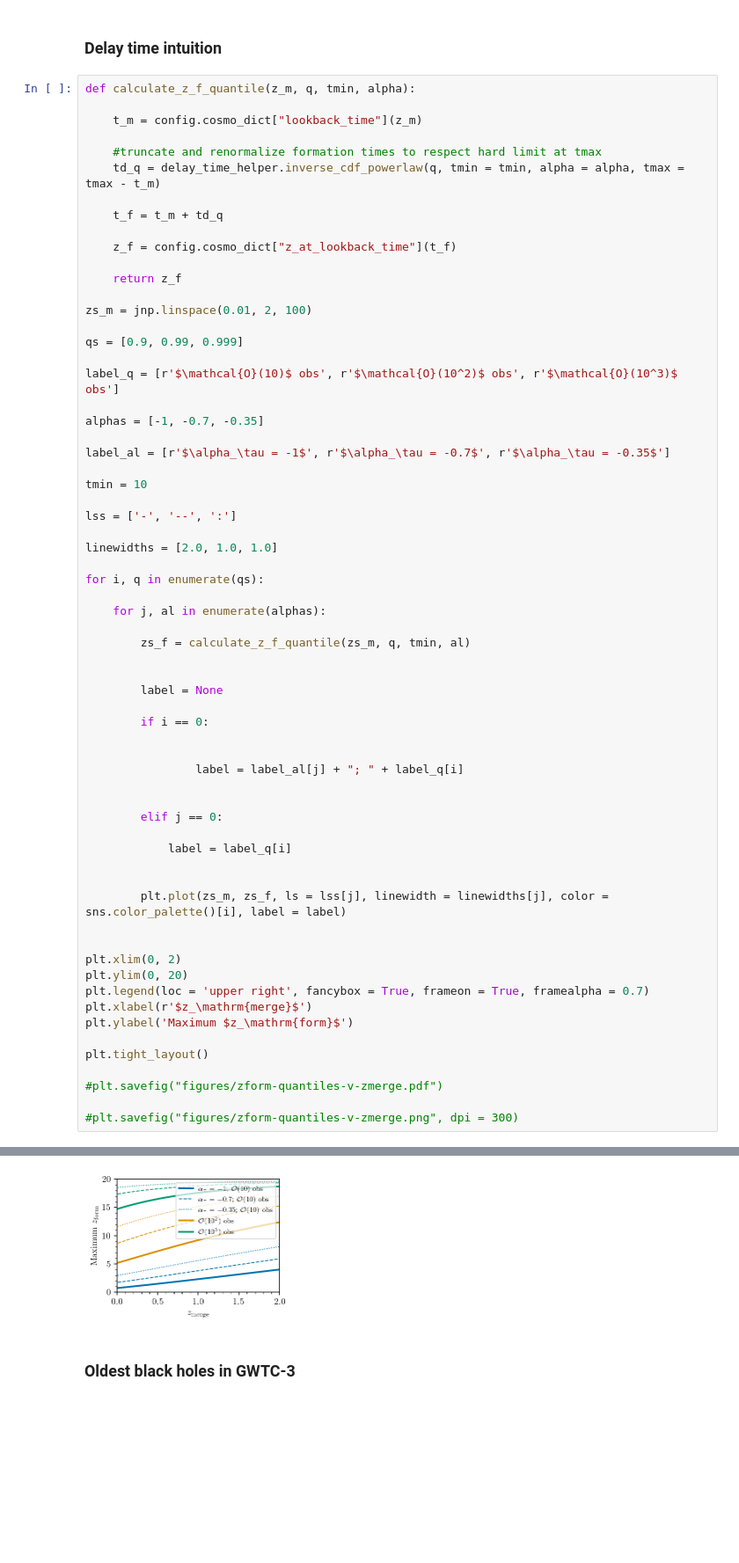
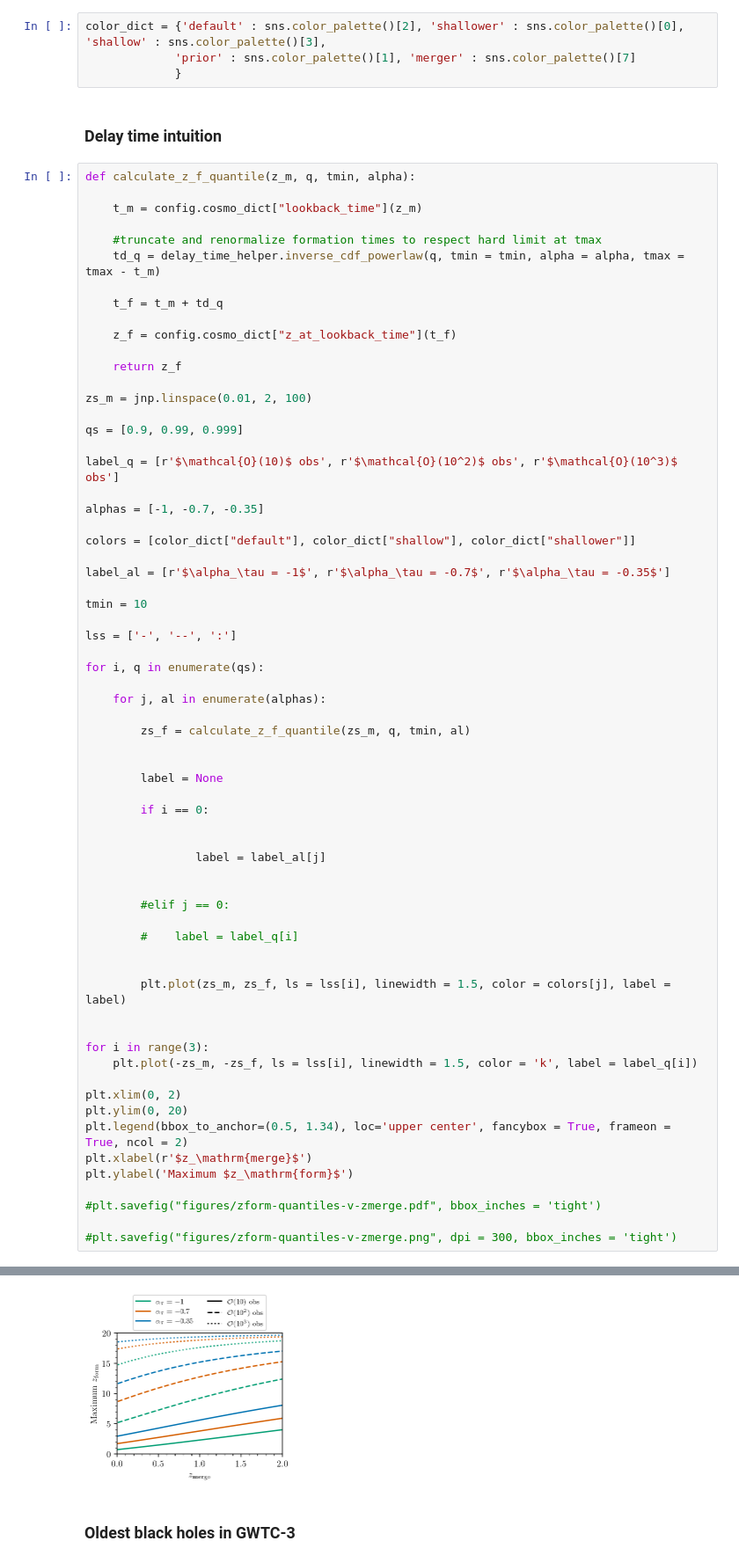
Before and after one commit to mfishbach/oldest-black-holes, a Jupyter notebook: OldestBlackHoles_Paper_Plots.ipynb, the cells around one changed output, grey strips where cells are left out. Shown: that part at 88% size. Saved outputs shown, nothing was run; the diff lists cells and outputs as text; blank space fills up the shorter version.

```diff
--- a/OldestBlackHoles_Paper_Plots.ipynb
+++ b/OldestBlackHoles_Paper_Plots.ipynb
@@ -28,6 +28,10 @@ print(tmax/1e3)
 13.619099
 # %%
 seed = 1148
+# %%
+color_dict = {'default' : sns.color_palette()[2], 'shallower' : sns.color_palette()[0], 'shallow' : sns.color_palette()[3],
+             'prior' : sns.color_palette()[1], 'merger' : sns.color_palette()[7]
+             }
 # %% [markdown]
 ### Delay time intuition
 # %%
@@ -52,13 +56,13 @@ label_q = [r'$\mathcal{O}(10)$ obs', r'$\mathcal{O}(10^2)$ obs', r'$\mathcal{O}(
 
 alphas = [-1, -0.7, -0.35]
 
+colors = [color_dict["default"], color_dict["shallow"], color_dict["shallower"]]
+
 label_al = [r'$\alpha_\tau = -1$', r'$\alpha_\tau = -0.7$', r'$\alpha_\tau = -0.35$']
 
 tmin = 10
 
 lss = ['-', '--', ':']
-
-linewidths = [2.0, 1.0, 1.0]
 
 for i, q in enumerate(qs):
 
@@ -72,26 +76,27 @@ for i, q in enumerate(qs):
         if i == 0:
 
 
-                label = label_al[j] + "; " + label_q[i]
+                label = label_al[j]
 
 
-        elif j == 0:
+        #elif j == 0:
 
-            label = label_q[i]
+        #    label = label_q[i]
 
 
-        plt.plot(zs_m, zs_f, ls = lss[j], linewidth = linewidths[j], color = sns.color_palette()[i], label = label)
+        plt.plot(zs_m, zs_f, ls = lss[i], linewidth = 1.5, color = colors[j], label = label)
 
+
+for i in range(3):
+    plt.plot(-zs_m, -zs_f, ls = lss[i], linewidth = 1.5, color = 'k', label = label_q[i])
 
 plt.xlim(0, 2)
 plt.ylim(0, 20)
-plt.legend(loc = 'upper right', fancybox = True, frameon = True, framealpha = 0.7)
+plt.legend(bbox_to_anchor=(0.5, 1.34), loc='upper center', fancybox = True, frameon = True, ncol = 2)
 plt.xlabel(r'$z_\mathrm{merge}$')
 plt.ylabel('Maximum $z_\mathrm{form}$')
 
-plt.tight_layout()
+#plt.savefig("figures/zform-quantiles-v-zmerge.pdf", bbox_inches = 'tight')
 
-#plt.savefig("figures/zform-quantiles-v-zmerge.pdf")
-
-#plt.savefig("figures/zform-quantiles-v-zmerge.png", dpi = 300)
+#plt.savefig("figures/zform-quantiles-v-zmerge.png", dpi = 300, bbox_inches = 'tight')
 # %% [output]
@@ -98,4 +104,4 @@ plt.tight_layout()
-[figure, old version]
+[figure, new version]
 # %% [markdown]
 ### Oldest black holes in GWTC-3
 # %%
```
Also changed, not shown: parts of 25 cells of this notebook, 5 other files.
